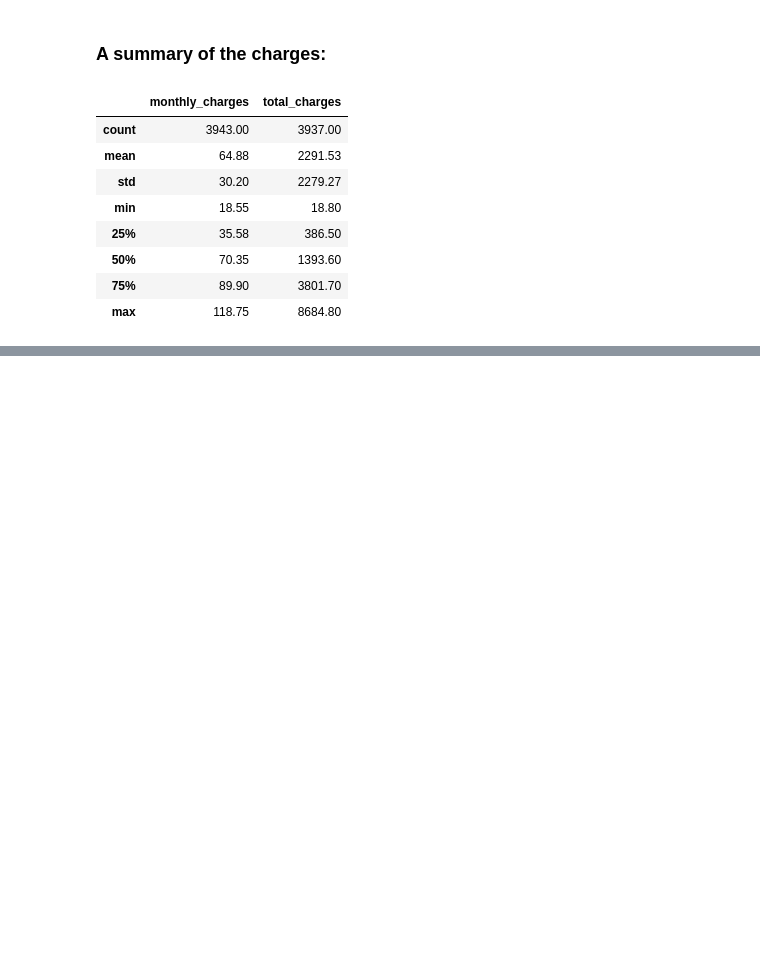
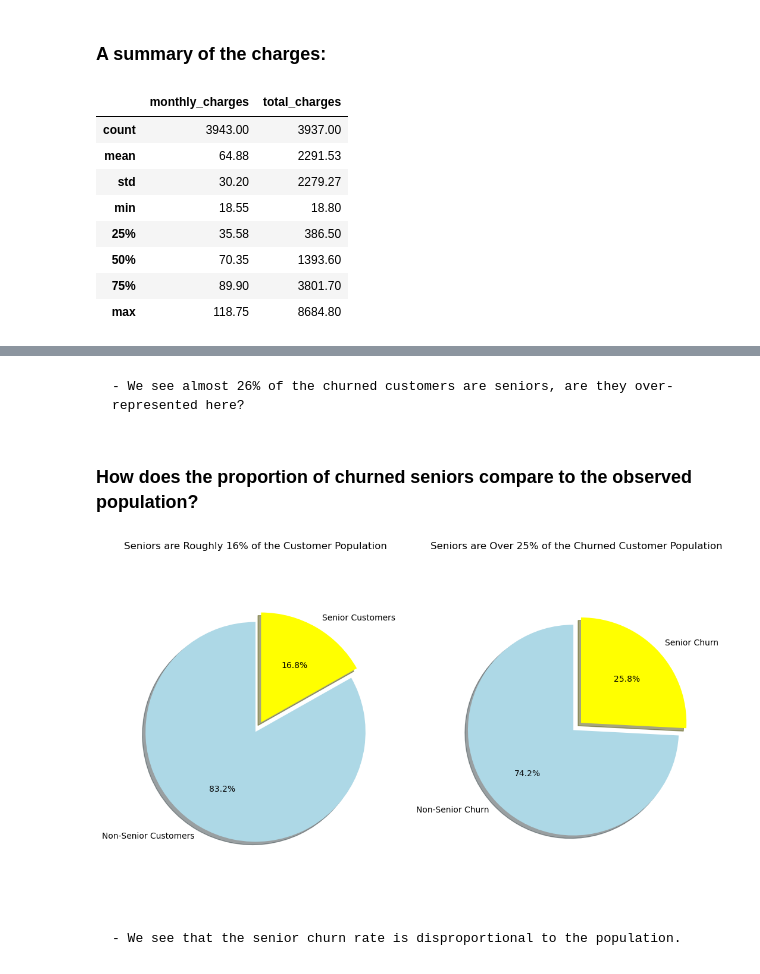
Before and after one commit to skylerschnee/classification_project, a Jupyter notebook: final_report.ipynb, the cells around one changed output, grey strips where cells are left out. Cells and saved outputs as stored; diff of their text form; code cells hidden in the pictures; blank space fills up the shorter version.

```diff
--- a/final_report.ipynb
+++ b/final_report.ipynb
@@ -98,0 +113,10 @@ train[['monthly_charges', 'total_charges']].describe().round(2)
+# %% [markdown]
+    - We see almost 26% of the churned customers are seniors, are they over-represented here?
+# %% [markdown]
+### How does the proportion of churned seniors compare to the observed population?
+# %%
+e.get_pie_sen_compared(train)
+# %% [output]
+[figure, added]
+# %% [markdown]
+    - We see that the senior churn rate is disproportional to the population.
```
Also changed, not shown: parts of 25 cells of this notebook, 4 other files.
